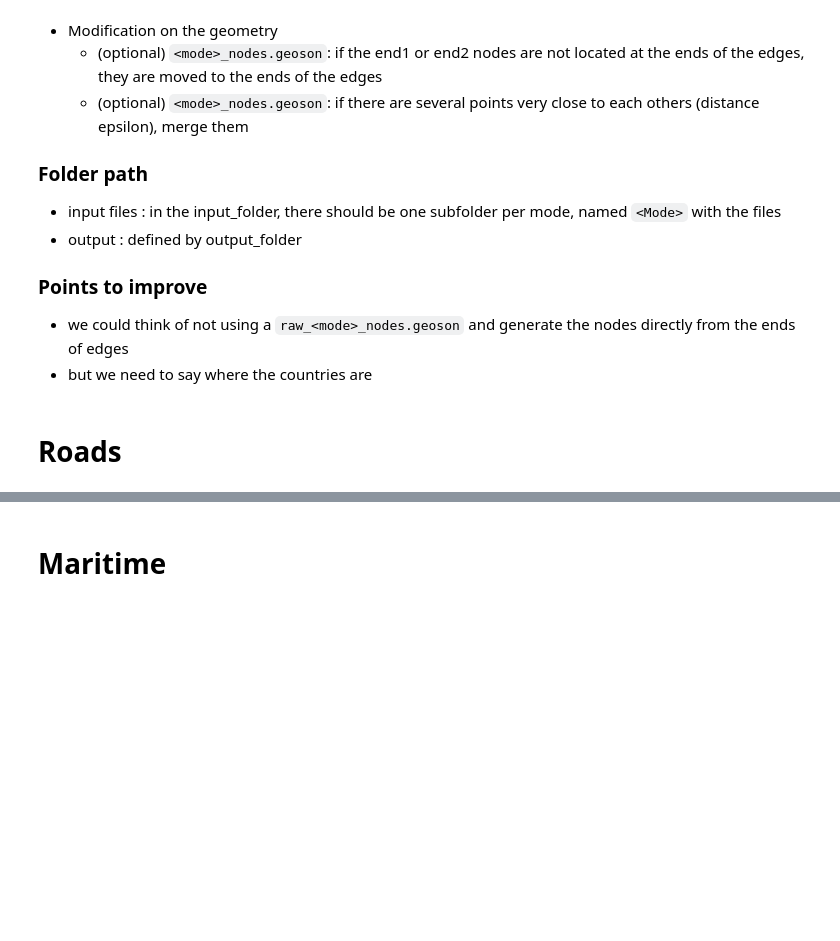
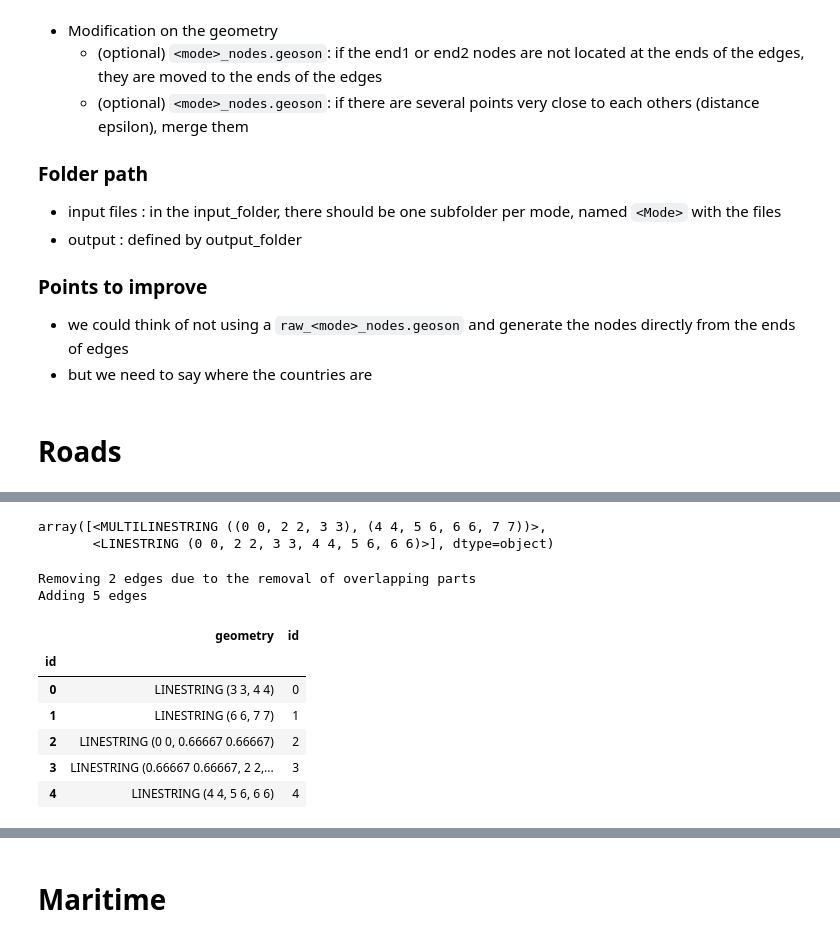
Before and after one commit to ccolon/disrupt-sc, a Jupyter notebook: dataprep/TransportNetwork.ipynb, the cells around one changed output, grey strips where cells are left out. Drawn from its saved outputs; the diff is of its cells as text; code cells hidden in the pictures; blank space fills up the shorter version.

```diff
--- a/dataprep/TransportNetwork.ipynb
+++ b/dataprep/TransportNetwork.ipynb
@@ -283,0 +440,6 @@ edges
+# %%
+overlapping_parts = geometry_to_list_of_single_geom(line1.intersection(line2), "LineString")
+line1.difference(overlapping_parts)
+# %% [output]
+array([<MULTILINESTRING ((0 0, 2 2, 3 3), (4 4, 5 6, 6 6, 7 7))>,
+       <LINESTRING (0 0, 2 2, 3 3, 4 4, 5 6, 6 6)>], dtype=object)
@@ -283,0 +459,74 @@ edges
+# %%
+def treat_overlapping_linestrings(line0, line1):
+    if line0.within(line1):
+        return None, line1
+    elif line1.within(line0):
+        return line0, None
+    elif line0.overlaps(line1):
+        overlapping_parts = geometry_to_list_of_single_geom(line0.intersection(line1), "LineString")
+        new_line0 = overlapping_parts
+        remaining_geom = line0.difference(line1)
+        if remaining_geom.geom_type == "LineString":
+            new_line1 = [remaining_geom]
+        elif remaining_geom.geom_type == "MultiLineString":
+            new_line1 = [geom for geom in remaining_geom.geoms]
+        return new_line0, new_line1
+    else:
+        return False
+# %%
+from shapely.geometry import LineString, MultiPoint
+
+def treat_overlapping_edges(edges):
+    # Build a spatial index
+    spatial_index = edges.sindex
+
+    # Identify LineStrings whose coordinates are fully within another LineString
+    cond_fully_within = pd.Series(False, index=edges.index)
+    new_geometries = {}  #index: new geom
+    for i, row1 in tqdm(edges.iterrows(), total=len(edges), desc="Processing overlapping edges"):
+        if i in new_geometries.keys():
+            continue
+        # Use the spatial index to find potential candidates
+        possible_matches_index = list(spatial_index.intersection(row1.geometry.bounds))
+        possible_matches = edges.iloc[possible_matches_index]
+
+        # Compare only with potential candidates
+        for j, row2 in possible_matches.iterrows():
+            if i != j:
+                if j in new_geometries.keys():
+                    continue
+                new_geoms = treat_overlapping_linestrings(row1.geometry, row2.geometry)
+                if new_geoms:
+                    new_geometries[i], new_geometries[j] = new_geoms
+
+    new_edges_list = []
+    for i, new_geom in new_geometries.items():
+        new_edges = gpd.GeoDataFrame(geometry=new_geometries[i], crs=edges.crs)
+        row_data = edges.loc[[i]].drop(columns=["geometry"])  # Keep original structure
+        row_data_repeated = row_data.loc[row_data.index.repeat(len(new_geometries[i]))]  # Repeat for each part
+        new_edges = pd.concat([new_edges, row_data_repeated.reset_index(drop=True)], axis=1)
+        new_edges_list += [new_edges]
+    all_new_edges = pd.concat(new_edges_list)
+    all_new_edges = all_new_edges[~all_new_edges['geometry'].isnull()]
+
+    print(f'Removing {len(new_geometries.keys())} edges due to the removal of overlapping parts')
+    edges = edges.drop(index=list(new_geometries.keys()))
+    print(f'Adding {all_new_edges.shape[0]} edges')
+    edges = pd.concat([edges, all_new_edges], ignore_index=True)
+
+    edges['id'] = list(range(edges.shape[0]))
+    edges.index = edges['id']
+
+    return edges
+
+treat_overlapping_edges(gpd.GeoDataFrame({"geometry":[line1, line2]}))
+# %% [output]
+Removing 2 edges due to the removal of overlapping parts
+Adding 5 edges
+|  | geometry | id |
+| id |  |  |
+| 0 | LINESTRING (3 3, 4 4) | 0 |
+| 1 | LINESTRING (6 6, 7 7) | 1 |
+| 2 | LINESTRING (0 0, 0.66667 0.66667) | 2 |
+| 3 | LINESTRING (0.66667 0.66667, 2 2,... | 3 |
+| 4 | LINESTRING (4 4, 5 6, 6 6) | 4 |
```
Also changed, not shown: parts of 24 cells of this notebook, 13 other files.
